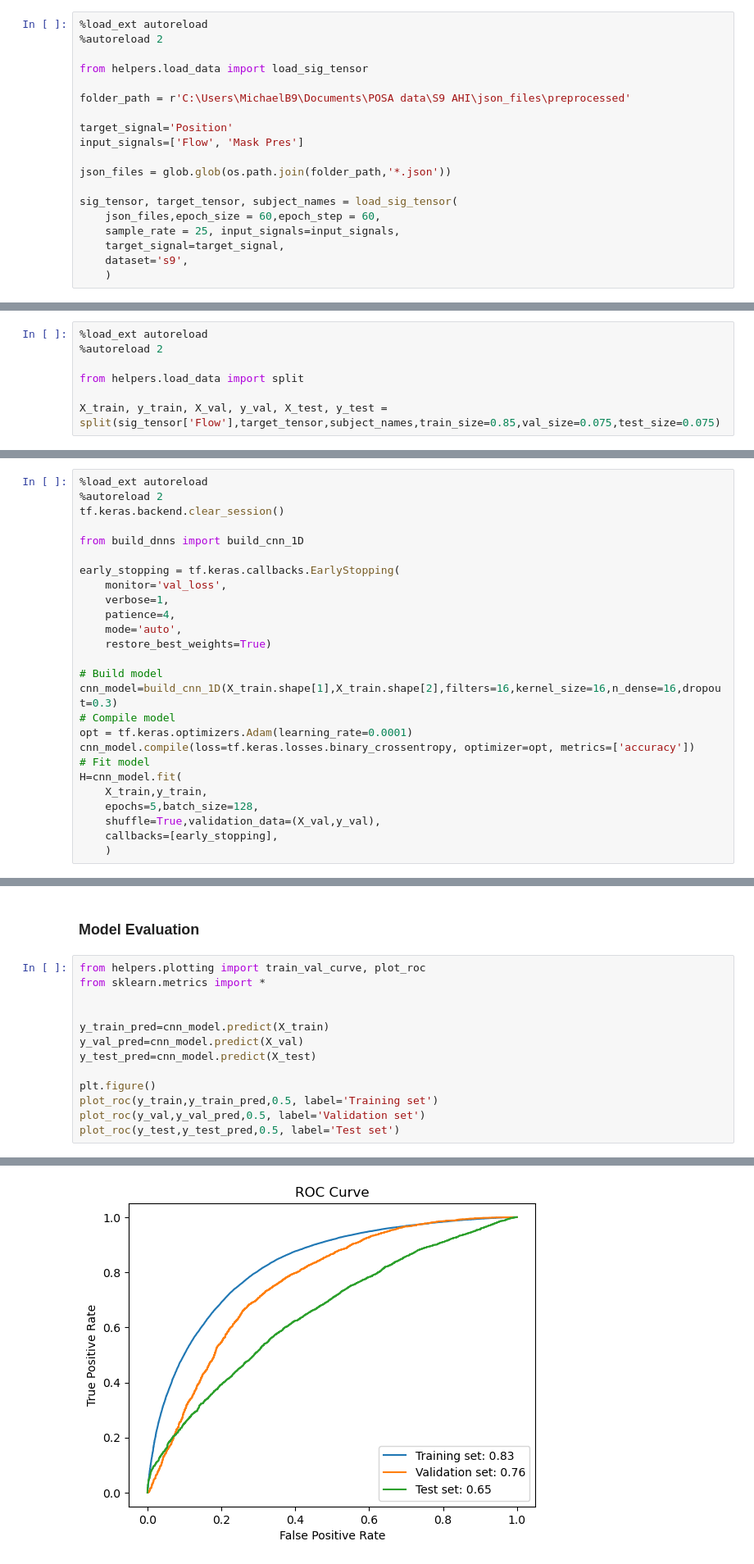
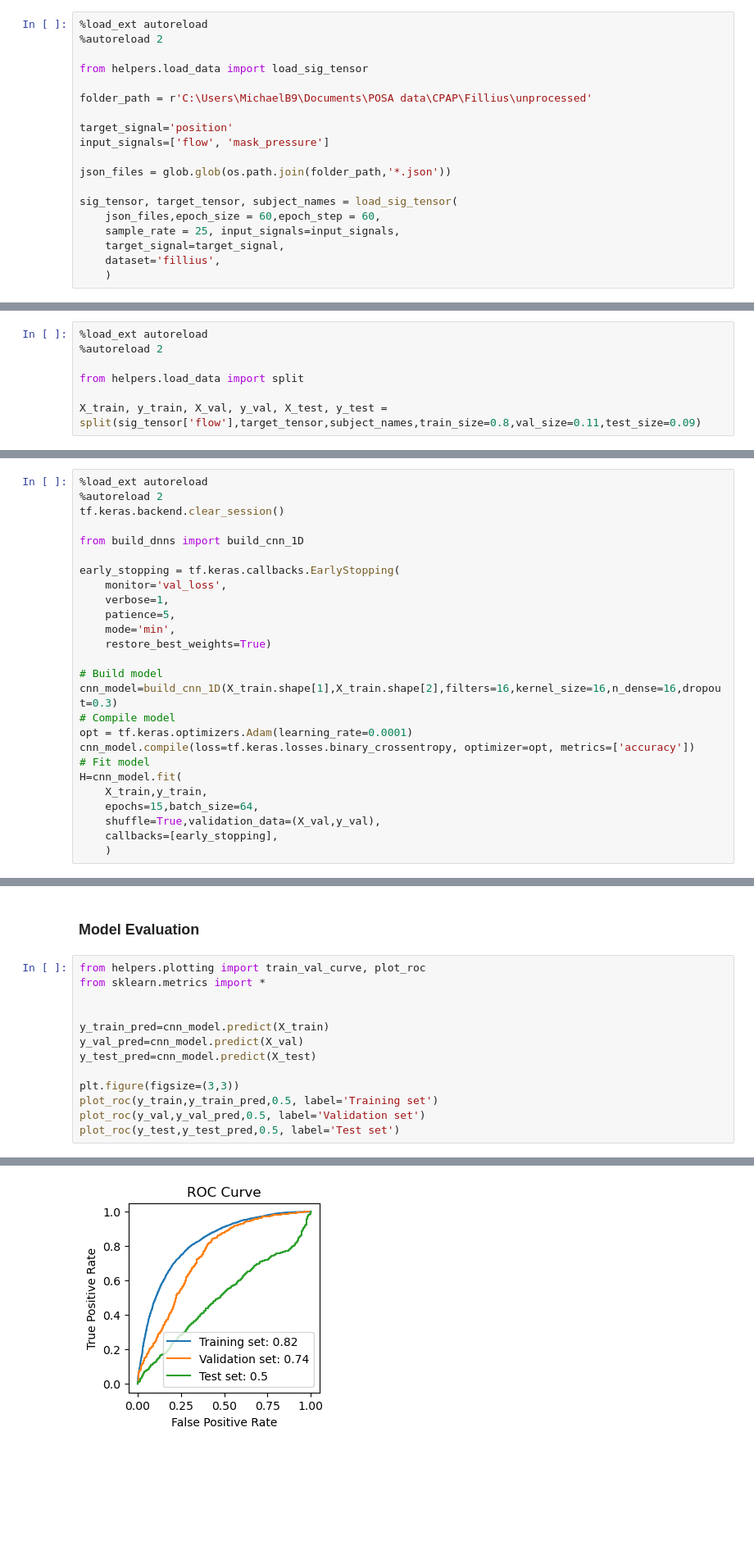
Before and after one commit to ResmedMichaelB/deepdive23, a Jupyter notebook: new_ml_approach/examples/position_clf.ipynb, the cells around one changed output, grey strips where cells are left out. Shown: that part at 82% size. Saved outputs shown, nothing was run; the diff lists cells and outputs as text; blank space fills up the shorter version.

```diff
--- a/new_ml_approach/examples/position_clf.ipynb
+++ b/new_ml_approach/examples/position_clf.ipynb
@@ -20,10 +20,10 @@ sys.path.append(parent_path)
 
 from helpers.load_data import load_sig_tensor
 
-folder_path = r'C:\Users\MichaelB9\Documents\POSA data\S9 AHI\json_files\preprocessed'
+folder_path = r'C:\Users\MichaelB9\Documents\POSA data\CPAP\Fillius\unprocessed'
 
-target_signal='Position'
-input_signals=['Flow', 'Mask Pres']
+target_signal='position'
+input_signals=['flow', 'mask_pressure']
 
 json_files = glob.glob(os.path.join(folder_path,'*.json'))
 
@@ -31,5 +31,5 @@ sig_tensor, target_tensor, subject_names = load_sig_tensor(
     json_files,epoch_size = 60,epoch_step = 60,
     sample_rate = 25, input_signals=input_signals,
     target_signal=target_signal,
-    dataset='s9',
+    dataset='fillius',
     )
@@ -57,7 +60,7 @@ The autoreload extension is already loaded. To reload it, use:
 
 from helpers.load_data import split
 
-X_train, y_train, X_val, y_val, X_test, y_test = split(sig_tensor['Flow'],target_tensor,subject_names,train_size=0.85,val_size=0.075,test_size=0.075)
+X_train, y_train, X_val, y_val, X_test, y_test = split(sig_tensor['flow'],target_tensor,subject_names,train_size=0.8,val_size=0.11,test_size=0.09)
 # %% [output]
 The autoreload extension is already loaded. To reload it, use:
   %reload_ext autoreload
@@ -86,8 +89,8 @@ from build_dnns import build_cnn_1D
 early_stopping = tf.keras.callbacks.EarlyStopping(
     monitor='val_loss',
     verbose=1,
-    patience=4,
-    mode='auto',
+    patience=5,
+    mode='min',
     restore_best_weights=True)
 
 # Build model
@@ -98,7 +101,7 @@ cnn_model.compile(loss=tf.keras.losses.binary_crossentropy, optimizer=opt, metri
 # Fit model
 H=cnn_model.fit(
     X_train,y_train,
-    epochs=5,batch_size=128,
+    epochs=15,batch_size=64,
     shuffle=True,validation_data=(X_val,y_val),
     callbacks=[early_stopping],
     )
@@ -126,7 +134,7 @@ y_train_pred=cnn_model.predict(X_train)
 y_val_pred=cnn_model.predict(X_val)
 y_test_pred=cnn_model.predict(X_test)
 
-plt.figure()
+plt.figure(figsize=(3,3))
 plot_roc(y_train,y_train_pred,0.5, label='Training set')
 plot_roc(y_val,y_val_pred,0.5, label='Validation set')
 plot_roc(y_test,y_test_pred,0.5, label='Test set')
@@ -137,2 +145,2 @@ plot_roc(y_test,y_test_pred,0.5, label='Test set')
-[figure, old version]
+[figure, new version]
 # %%
```
Also changed, not shown: parts of 11 cells of this notebook, 5 other files.
